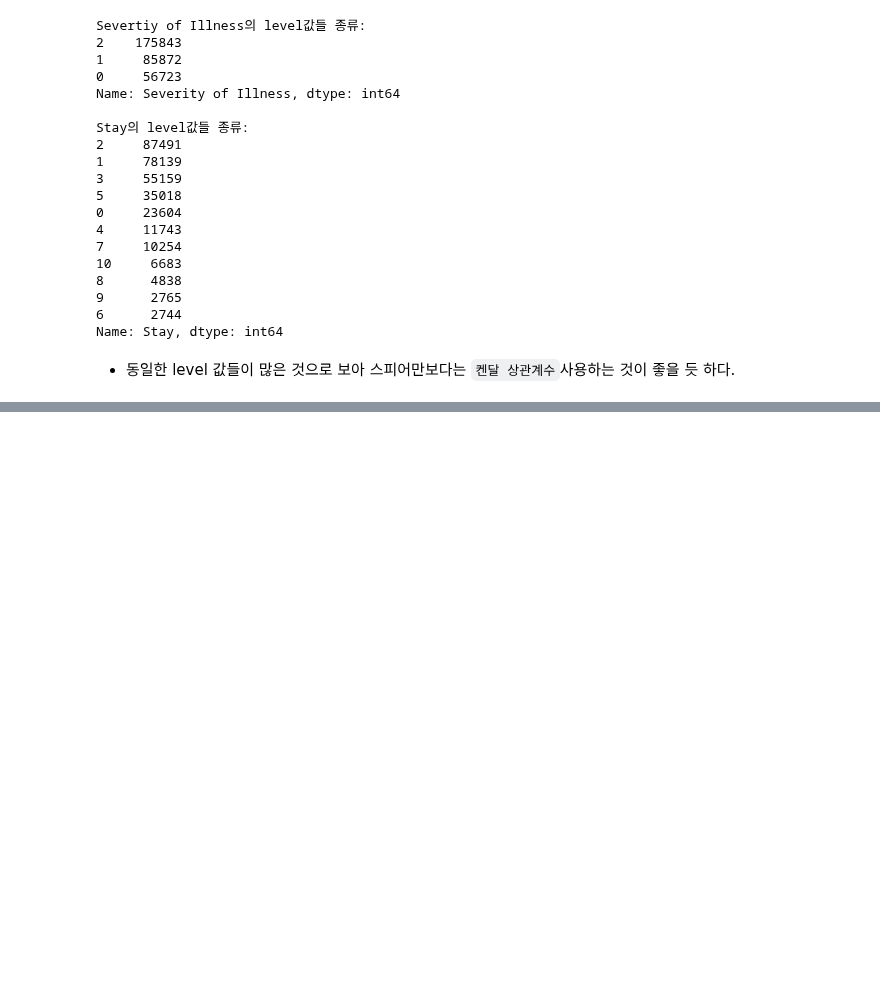
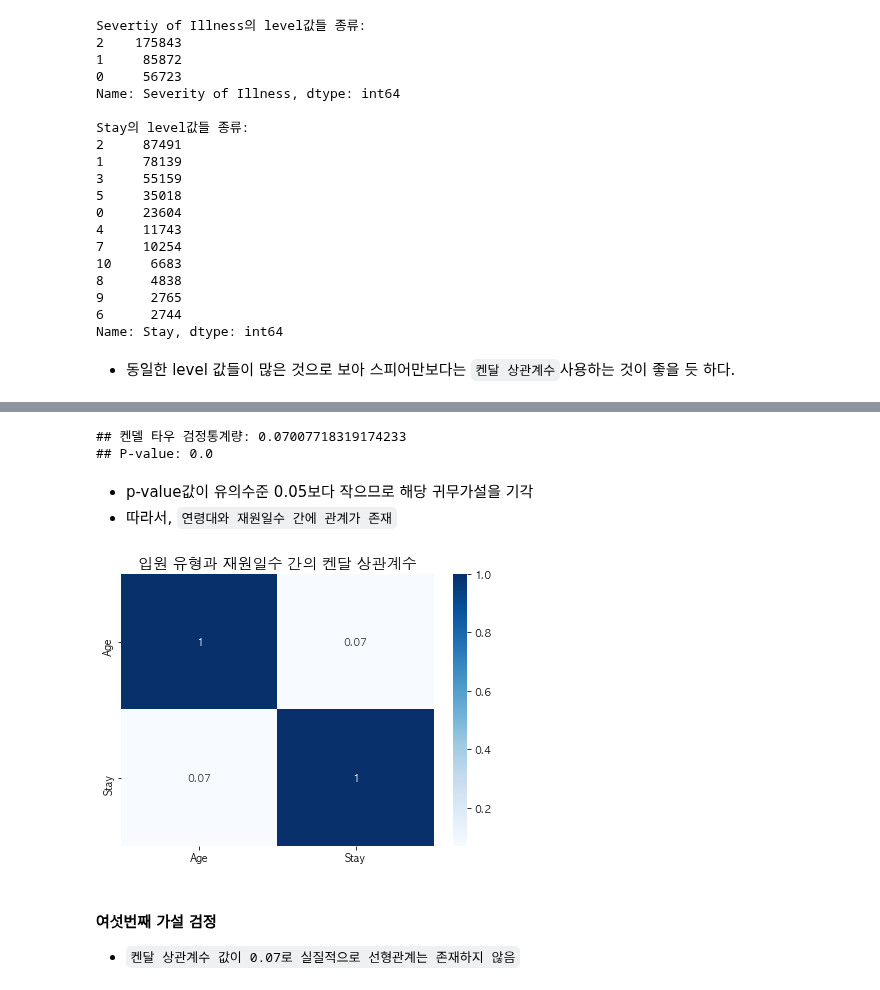
Before and after one commit to young-hun-jo/DataAnalysis, a Jupyter notebook: healthcare_los/analysis_myself.ipynb, the cells around one changed output, grey strips where cells are left out. Cells and saved outputs as stored; diff of their text form; code cells hidden in the pictures; blank space fills up the shorter version.

```diff
--- a/healthcare_los/analysis_myself.ipynb
+++ b/healthcare_los/analysis_myself.ipynb
@@ -1133,0 +1267,30 @@ Name: Stay, dtype: int64
+# %%
+from sklearn.preprocessing import LabelEncoder
+encoder = {}
+cols = ['Age','Stay']
+for col in cols:
+    encoder[col] = LabelEncoder()
+    age_stay[col] = encoder[col].fit_transform(age_stay[col])
+# %%
+tau, p_value = kendalltau(age_stay['Age'], age_stay['Stay'])
+print(f"## 켄델 타우 검정통계량: {tau}")
+print(f"## P-value: {p_value}")
+# %% [output]
+## 켄델 타우 검정통계량: 0.07007718319174233
+## P-value: 0.0
+# %% [markdown]
+- p-value값이 유의수준 0.05보다 작으므로 해당 귀무가설을 기각
+- 따라서, ``연령대와 재원일수 간에 관계가 존재``
+# %%
+# 실질적인 관계 파악을 위해 상관계수값은 얼마인지 출력
+corr = age_stay[['Age','Stay']].corr(method='kendall')
+plt.figure(figsize=(7,5))
+sns.heatmap(corr, cmap='Blues', annot=True)
+plt.title("입원 유형과 재원일수 간의 켄달 상관계수", fontsize=15)
+plt.show()
+# %% [output]
+[figure, added]
+# %% [markdown]
+#### 여섯번째 가설 검정
+
+- ``켄달 상관계수 값이 0.07로 실질적으로 선형관계는 존재하지 않음``
```
Also changed, not shown: parts of 25 cells of this notebook.
